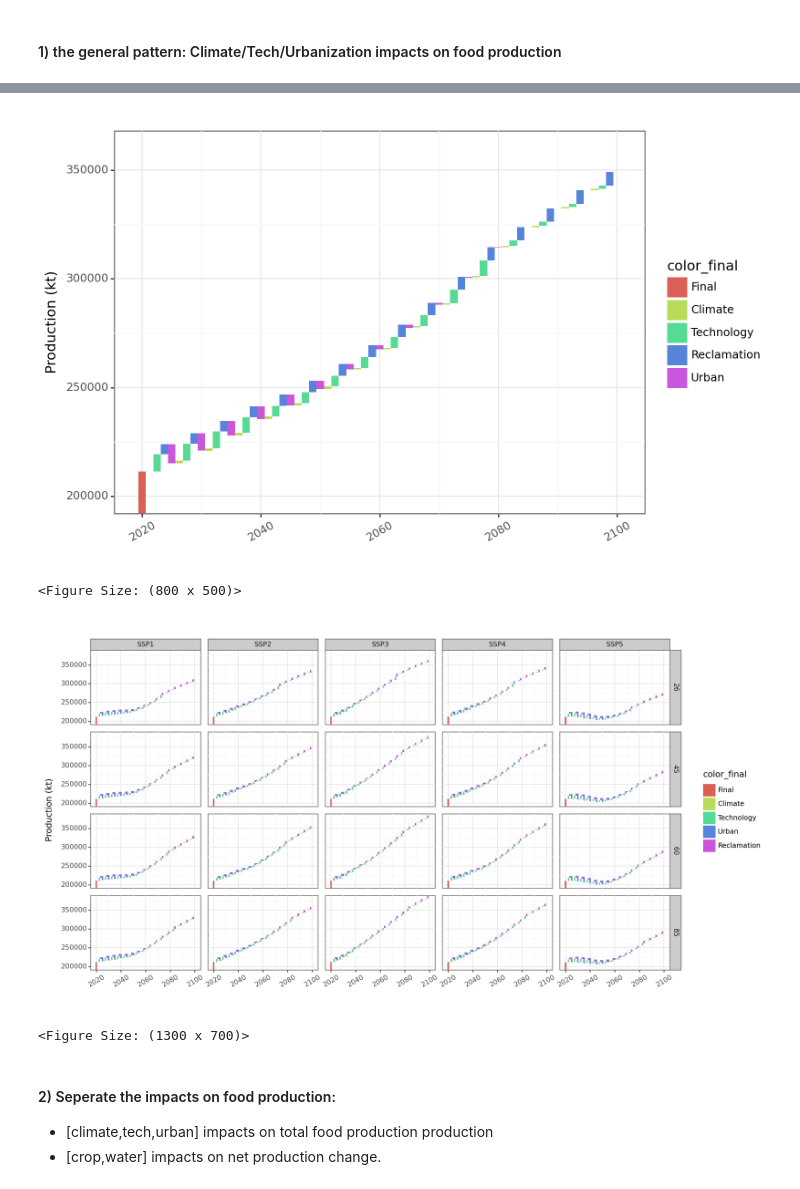
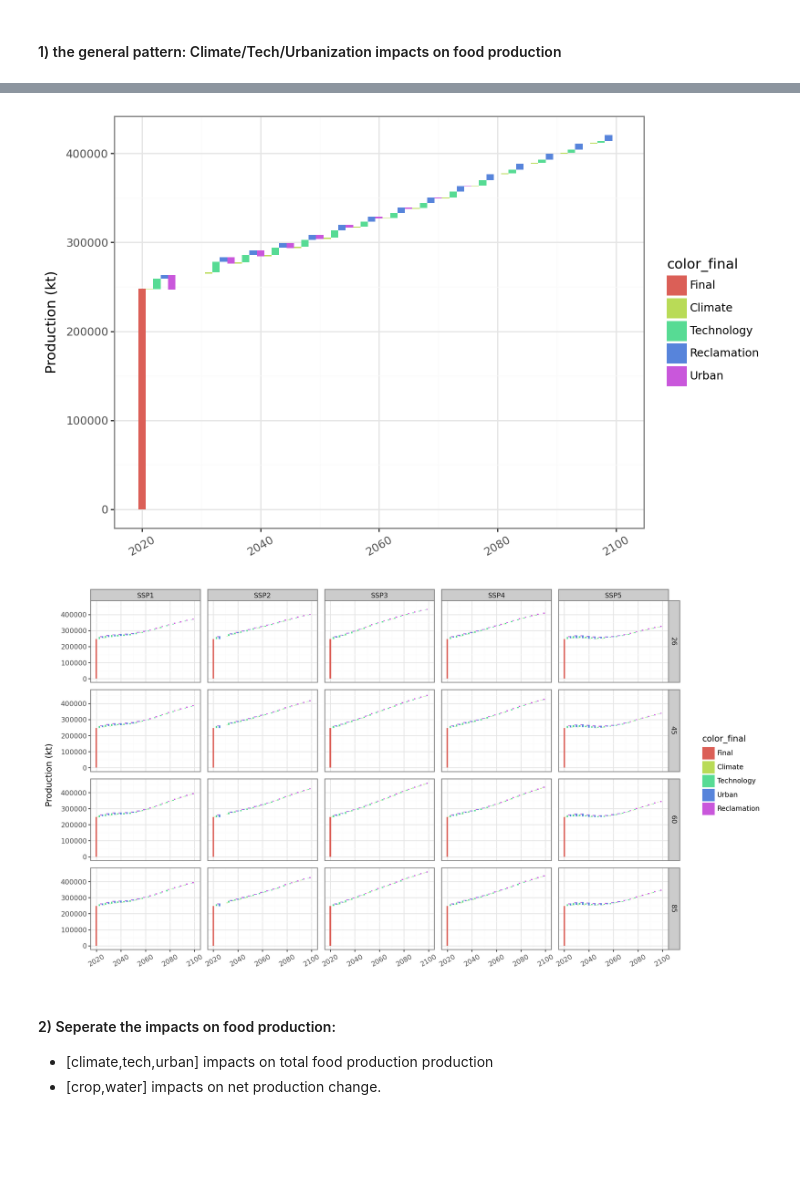
Before and after one commit to JinzhuWANG/Food_security_urban_GAEZ_Paper_3, a Jupyter notebook: Step_3_Organize_data_for_plots/01_organize_csv_for_Contribution_plot.ipynb, the cells around one changed output, grey strips where cells are left out. Drawn from its saved outputs; the diff is of its cells as text; code cells hidden in the pictures; blank space fills up the shorter version.

```diff
--- a/Step_3_Organize_data_for_plots/01_organize_csv_for_Contribution_plot.ipynb
+++ b/Step_3_Organize_data_for_plots/01_organize_csv_for_Contribution_plot.ipynb
@@ -78,14 +64,13 @@ plotnine.options.dpi = 100
   # ----------------------------------------------------------------------------------
   # scale_fill_manual(values={'Final':'grey','Climate':'#ffd639','Technology':'#279af1','Urban':'#9e2a2b','Reclamation':'#cf70dd'},
   #          name='Contributions') +
-  coord_cartesian(ylim=(200000,360000)) +
+  # coord_cartesian(ylim=(200000,360000)) +
   theme_bw() +
   theme(axis_text_x=element_text(rotation=30)) +
   ylab('Production (kt)')
   )
 # %% [output]
-[figure, old version]
+[figure, new version]
-<Figure Size: (800 x 500)>
 # %%
 # plot the yearbook/GAEZ/GYGA data
 plotnine.options.figure_size = (13, 7)
@@ -95,36 +80,35 @@ plotnine.options.dpi = 100
 #  # actual production
 #  geom_col(pred_actual_production_sum_df_select,aes(x='year',y='Total Production'),alpha=0.1) +
   # start/end year
  geom_rect(prod_actual_with_climate_tech_urban_reclamation >> mask(X.year == 2020),
            aes(xmin='actual_x_min',xmax='actual_x_max',
              ymin='actual_y_min',ymax='actual_y_max',fill='color_final')) +
  # climate production gap
  geom_rect(prod_actual_with_climate_tech_urban_reclamation,
            aes(xmin='climate_x_min',xmax='climate_x_max',ymin='climate_y_min',
              ymax='climate_y_max',fill='color_climate')) +
  # tech gap
  geom_rect(prod_actual_with_climate_tech_urban_reclamation,
            aes(xmin='tech_x_min',xmax='tech_x_max',ymax='tech_y_max',
              ymin='tech_y_min',fill='color_tech')) +
  # urban gap
  geom_rect(prod_actual_with_climate_tech_urban_reclamation,
            aes(xmin='urban_x_min',xmax='urban_x_max',ymin='urban_y_min',
              ymax='urban_y_max',fill='color_urban')) +
  geom_rect(prod_actual_with_climate_tech_urban_reclamation,
       aes(xmin='reclamation_x_min',xmax='reclamation_x_max',
         ymin='reclamation_y_min',ymax='reclamation_y_max',fill='color_reclamation')) +
  # ----------------------------------------------------------------------------------
  theme_bw() +
  theme(axis_text_x=element_text(rotation=30)) +
 #  scale_fill_manual(values={'Final':'grey','Climate':'#ffd639','Technology':'#279af1','Urban':'#9e2a2b','Reclamation':'#cf70dd'},
 #            name='Contributions') +
- coord_cartesian(ylim=(200000,380000)) +
+#  coord_cartesian(ylim=(200000,380000)) +
  ylab('Production (kt)') +
  facet_grid('rcp~ssp')
 )
 # %% [output]
-[figure, old version]
+[figure, new version]
-<Figure Size: (1300 x 700)>
 # %% [markdown]
 #### 2) Seperate the impacts on food production:
 - [climate,tech,urban] impacts on total food production production
```
Also changed, not shown: parts of 3 cells of this notebook, 3 other files.
